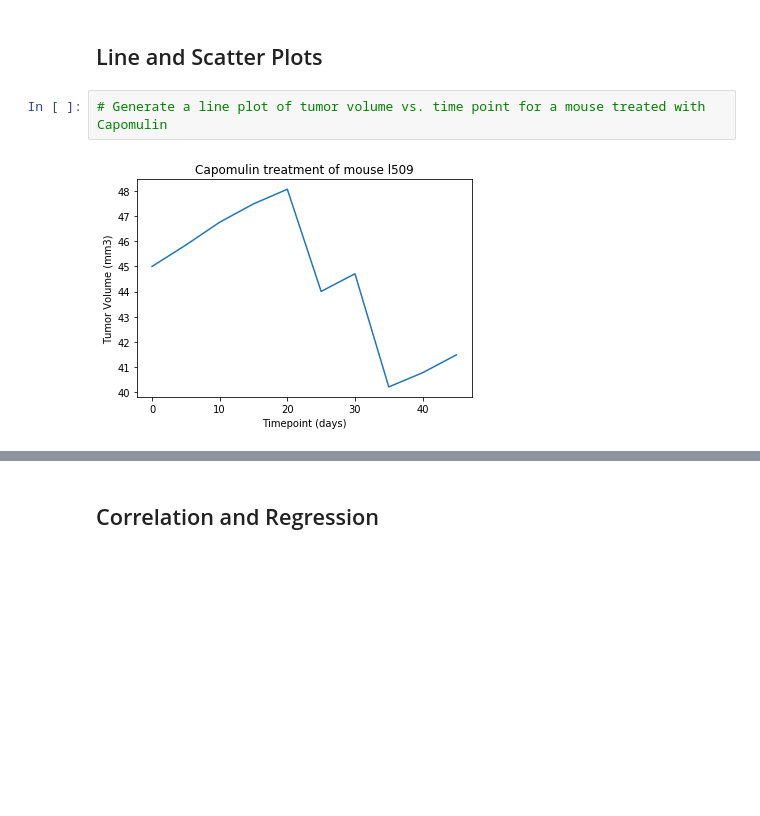
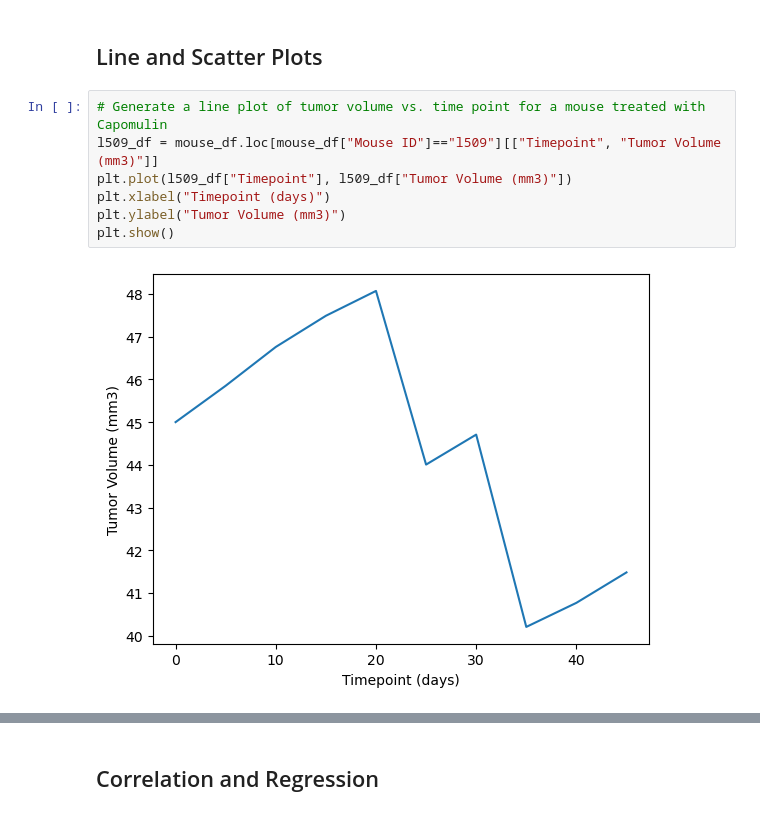
Before and after one commit to zach-hb/matplotlib-challenge, a Jupyter notebook: Pymaceuticals/pymaceuticals.ipynb, the cells around one changed output, grey strips where cells are left out. Cells and saved outputs as stored; diff of their text form; blank space fills up the shorter version.

```diff
--- a/Pymaceuticals/pymaceuticals.ipynb
+++ b/Pymaceuticals/pymaceuticals.ipynb
@@ -286,7 +270,12 @@ tumor_volume
 ## Line and Scatter Plots
 # %%
 # Generate a line plot of tumor volume vs. time point for a mouse treated with Capomulin
+l509_df = mouse_df.loc[mouse_df["Mouse ID"]=="l509"][["Timepoint", "Tumor Volume (mm3)"]]
+plt.plot(l509_df["Timepoint"], l509_df["Tumor Volume (mm3)"])
+plt.xlabel("Timepoint (days)")
+plt.ylabel("Tumor Volume (mm3)")
+plt.show()
 # %% [output]
-[figure, old version]
+[figure, new version]
 # %%
 # Generate a scatter plot of average tumor volume vs. mouse weight for the Capomulin regimen
```
Also changed, not shown: parts of 6 cells of this notebook.
